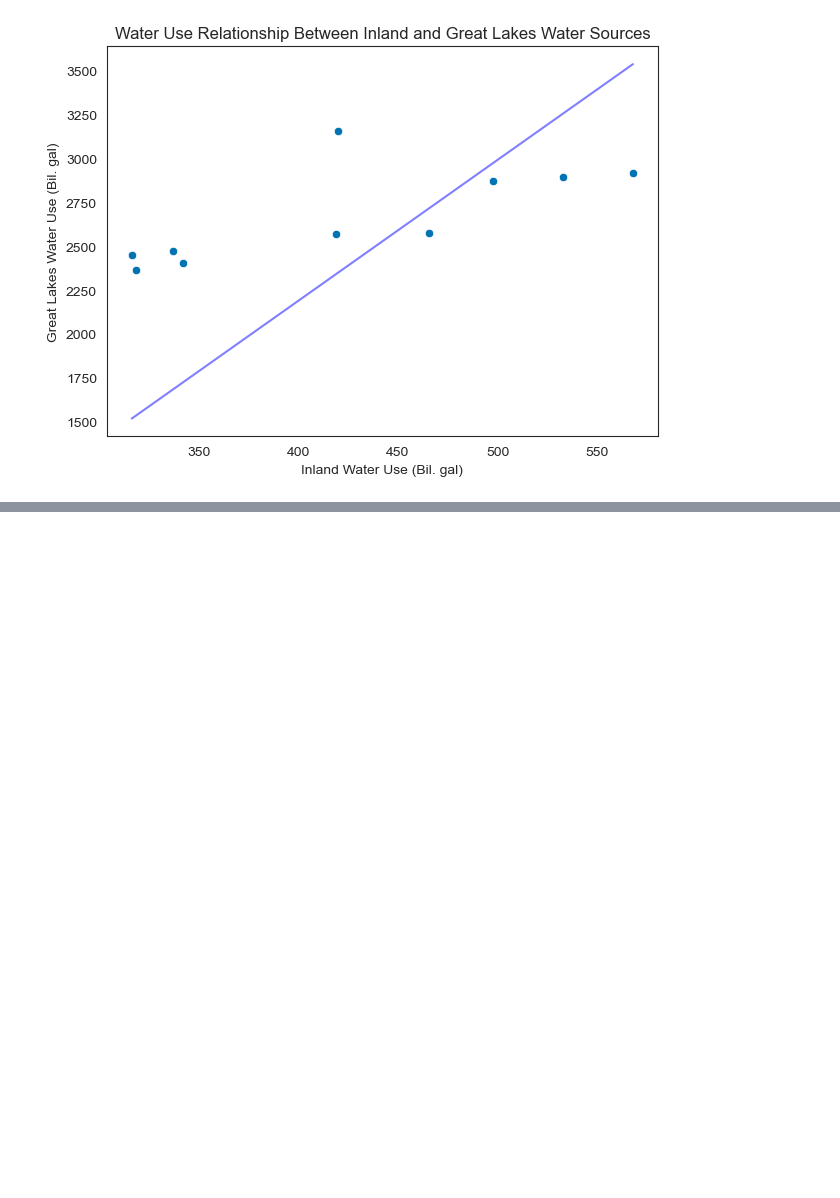
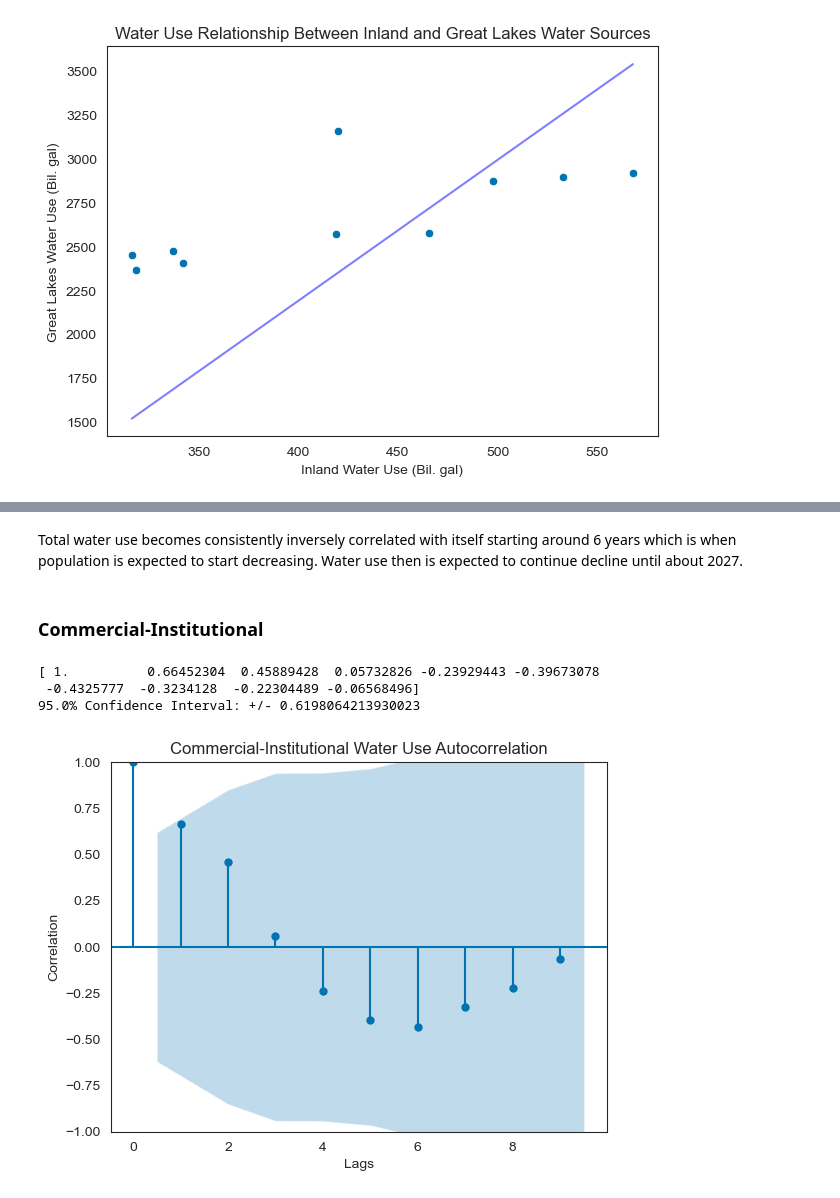
Before and after one commit to jpjavier23/michigan_water_use, a Jupyter notebook: michigan_water_use.ipynb, the cells around one changed output, grey strips where cells are left out. Cells and saved outputs as stored; diff of their text form; code cells hidden in the pictures; blank space fills up the shorter version.

```diff
--- a/michigan_water_use.ipynb
+++ b/michigan_water_use.ipynb
@@ -915,0 +943,11 @@ df_list
+# %% [markdown]
+Total water use becomes consistently inversely correlated with itself starting around 6 years which is when population is expected to start decreasing. Water use then is expected to continue decline until about 2027.
+# %% [markdown]
+### Commercial-Institutional
+# %%
+ci_array = acf_testing(commercial, 'Commercial-Institutional Water Use Autocorrelation', 'figures/fig_10', alpha = 0.05, lags = 9)
+# %% [output]
+[ 1.          0.66452304  0.45889428  0.05732826 -0.23929443 -0.39673078
+ -0.4325777  -0.3234128  -0.22304489 -0.06568496]
+95.0% Confidence Interval: +/- 0.6198064213930023
+[figure, added]
```
Also changed, not shown: parts of 41 cells of this notebook, 12 other files.
